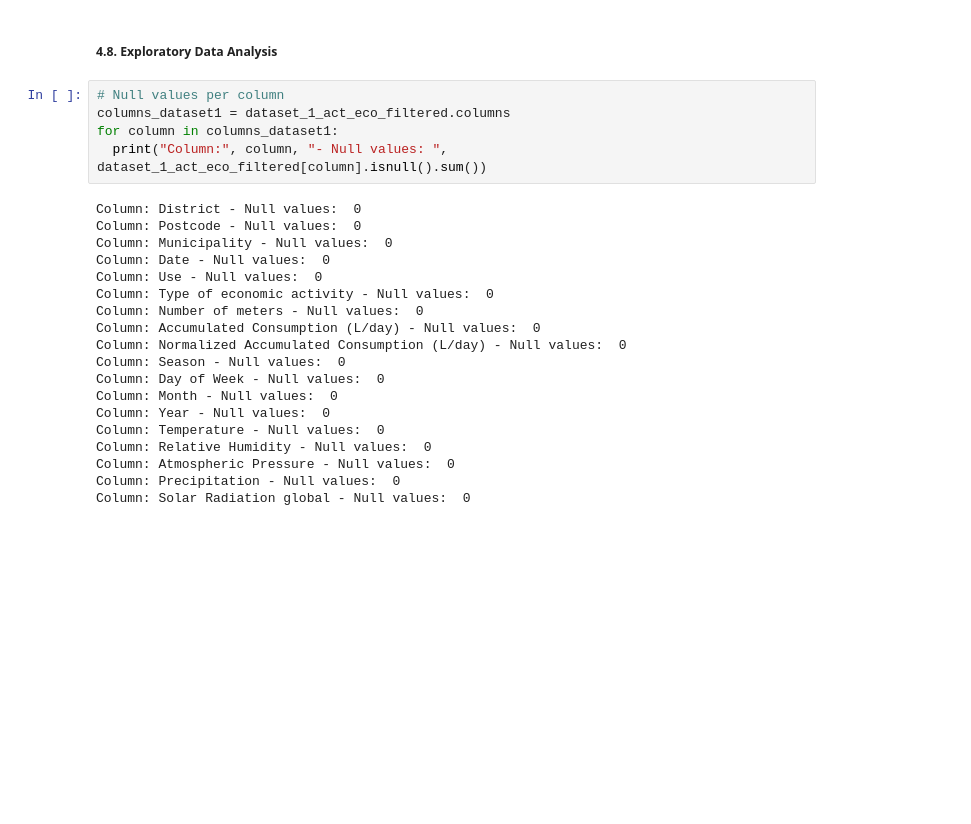
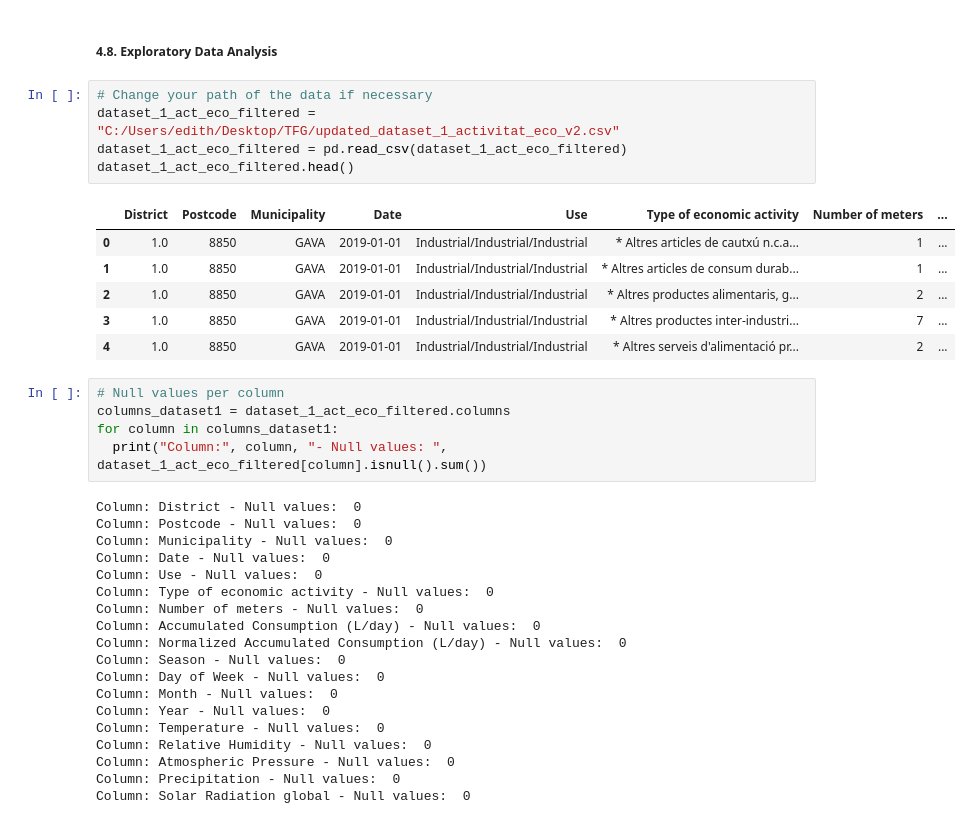
Before and after one commit to edithruizz/TFG, a Jupyter notebook: Python_Notebooks/dataset1_activitat_eco_v2.ipynb, the cells around one changed output. Cells and saved outputs as stored; diff of their text form; blank space fills up the shorter version.

```diff
--- a/Python_Notebooks/dataset1_activitat_eco_v2.ipynb
+++ b/Python_Notebooks/dataset1_activitat_eco_v2.ipynb
@@ -1203,6 +1203,18 @@ dataset_1_act_eco_filtered.head()
 | 7383 | 1.0 | 8850 | GAVA | 2019-01-01 | Industrial/Industrial/Industrial | * Altres serveis d'alimentació pr... | 2 | ... |
 # %% [markdown]
 ##### **4.8. Exploratory Data Analysis**
+# %%
+# Change your path of the data if necessary
+dataset_1_act_eco_filtered = "C:/Users/edith/Desktop/TFG/updated_dataset_1_activitat_eco_v2.csv"
+dataset_1_act_eco_filtered = pd.read_csv(dataset_1_act_eco_filtered)
+dataset_1_act_eco_filtered.head()
+# %% [output]
+|  | District | Postcode | Municipality | Date | Use | Type of economic activity | Number of meters | ... |
+| 0 | 1.0 | 8850 | GAVA | 2019-01-01 | Industrial/Industrial/Industrial | * Altres articles de cautxú n.c.a... | 1 | ... |
+| 1 | 1.0 | 8850 | GAVA | 2019-01-01 | Industrial/Industrial/Industrial | * Altres articles de consum durab... | 1 | ... |
+| 2 | 1.0 | 8850 | GAVA | 2019-01-01 | Industrial/Industrial/Industrial | * Altres productes alimentaris, g... | 2 | ... |
+| 3 | 1.0 | 8850 | GAVA | 2019-01-01 | Industrial/Industrial/Industrial | * Altres productes inter-industri... | 7 | ... |
+| 4 | 1.0 | 8850 | GAVA | 2019-01-01 | Industrial/Industrial/Industrial | * Altres serveis d'alimentació pr... | 2 | ... |
 # %%
 # Null values per column
 columns_dataset1 = dataset_1_act_eco_filtered.columns
```
Also changed, not shown: parts of 1 cell of this notebook, 1 other file.
